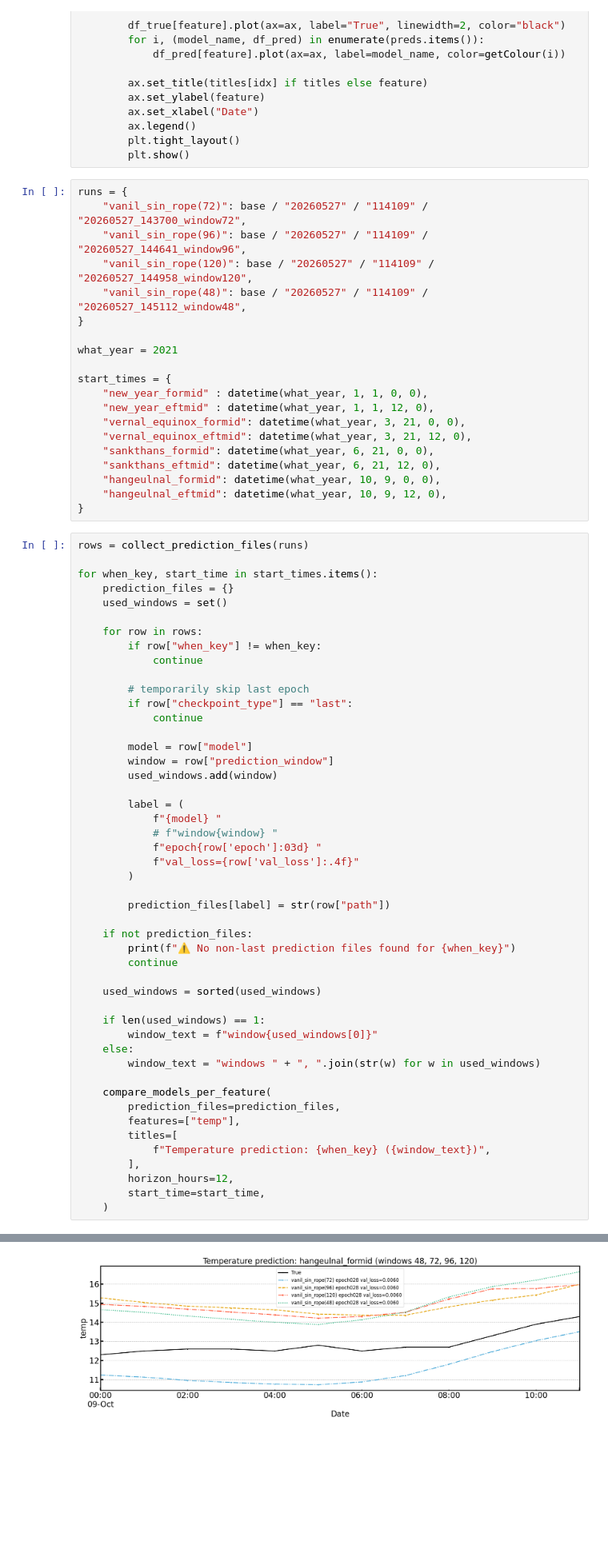
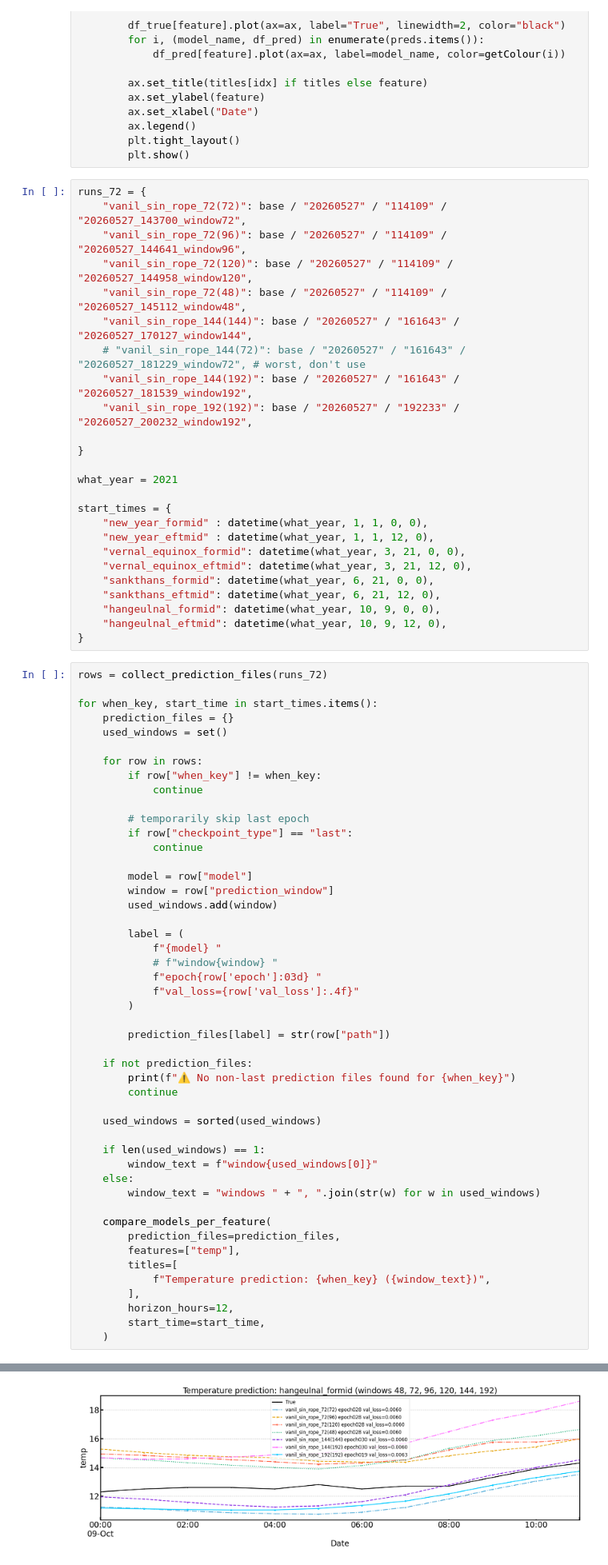
Before and after one commit to KUcyans/MeteoFormer, a Jupyter notebook: TemperaturePrediction.ipynb, the cells around one changed output, grey strips where cells are left out. Shown at 80% size. Cells and saved outputs as stored; diff of their text form; blank space fills up the shorter version.

Commit message:
different window sizes tested. 72 seems to be the sweet spot?. Do not predict with a different input sequence length than that was used for training, when using sinusoidal embedding

```diff
--- a/TemperaturePrediction.ipynb
+++ b/TemperaturePrediction.ipynb
@@ -323,11 +323,16 @@ def compare_models_per_feature(
         plt.tight_layout()
         plt.show()
 # %%
-runs = {
-    "vanil_sin_rope(72)": base / "20260527" / "114109" / "20260527_143700_window72",
-    "vanil_sin_rope(96)": base / "20260527" / "114109" / "20260527_144641_window96",
-    "vanil_sin_rope(120)": base / "20260527" / "114109" / "20260527_144958_window120",
-    "vanil_sin_rope(48)": base / "20260527" / "114109" / "20260527_145112_window48",
+runs_72 = {
+    "vanil_sin_rope_72(72)": base / "20260527" / "114109" / "20260527_143700_window72",
+    "vanil_sin_rope_72(96)": base / "20260527" / "114109" / "20260527_144641_window96",
+    "vanil_sin_rope_72(120)": base / "20260527" / "114109" / "20260527_144958_window120",
+    "vanil_sin_rope_72(48)": base / "20260527" / "114109" / "20260527_145112_window48",
+    "vanil_sin_rope_144(144)": base / "20260527" / "161643" / "20260527_170127_window144",
+    # "vanil_sin_rope_144(72)": base / "20260527" / "161643" / "20260527_181229_window72", # worst, don't use
+    "vanil_sin_rope_144(192)": base / "20260527" / "161643" / "20260527_181539_window192",
+    "vanil_sin_rope_192(192)": base / "20260527" / "192233" / "20260527_200232_window192",
+
 }
 
 what_year = 2021
@@ -343,7 +348,7 @@ start_times = {
     "hangeulnal_eftmid": datetime(what_year, 10, 9, 12, 0),
 }
 # %%
-rows = collect_prediction_files(runs)
+rows = collect_prediction_files(runs_72)
 
 for when_key, start_time in start_times.items():
     prediction_files = {}
@@ -400 +405 @@ for when_key, start_time in start_times.items():
-[figure, old version]
+[figure, new version]
```
Also changed, not shown: parts of 1 cell of this notebook, 4 other files.
